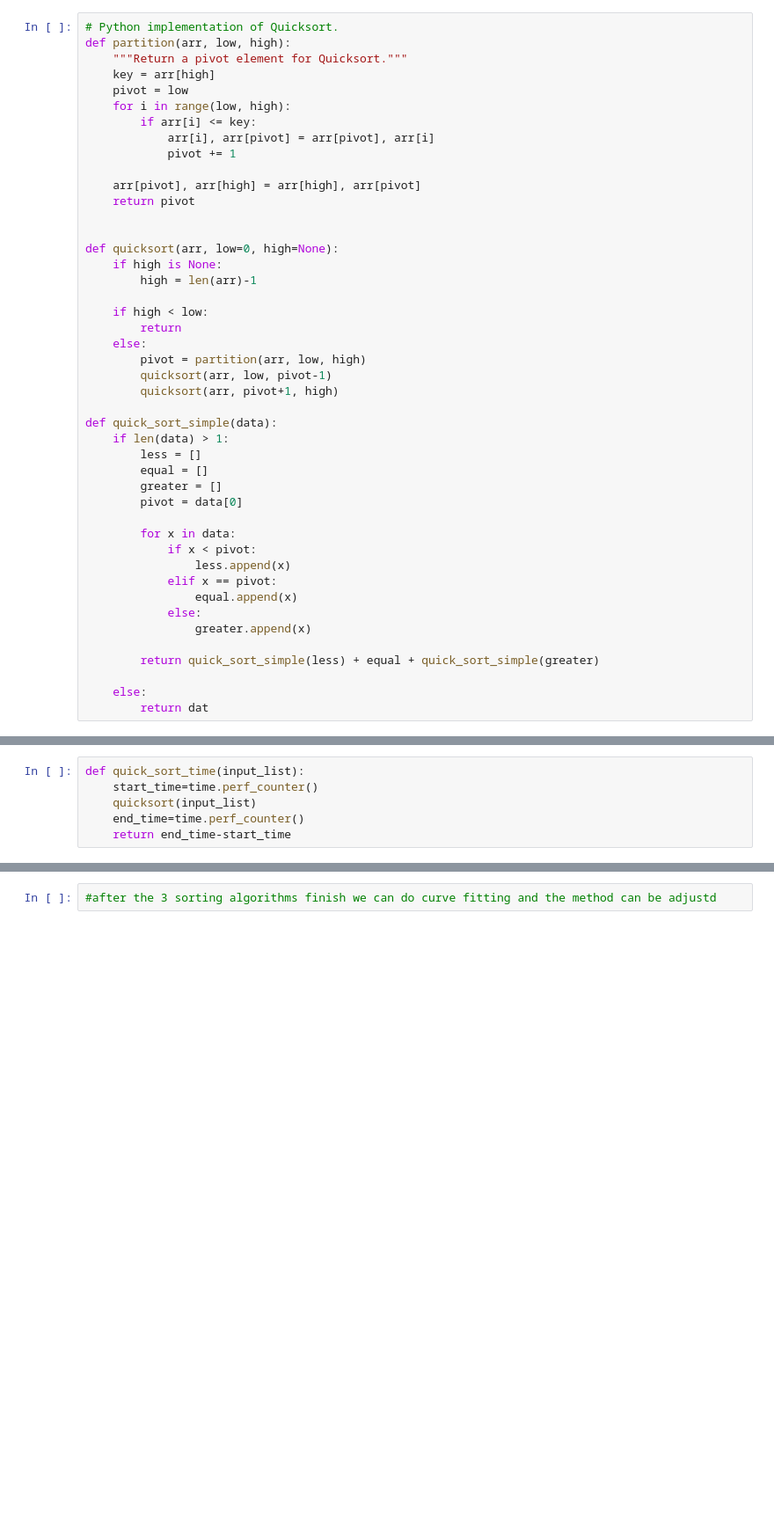
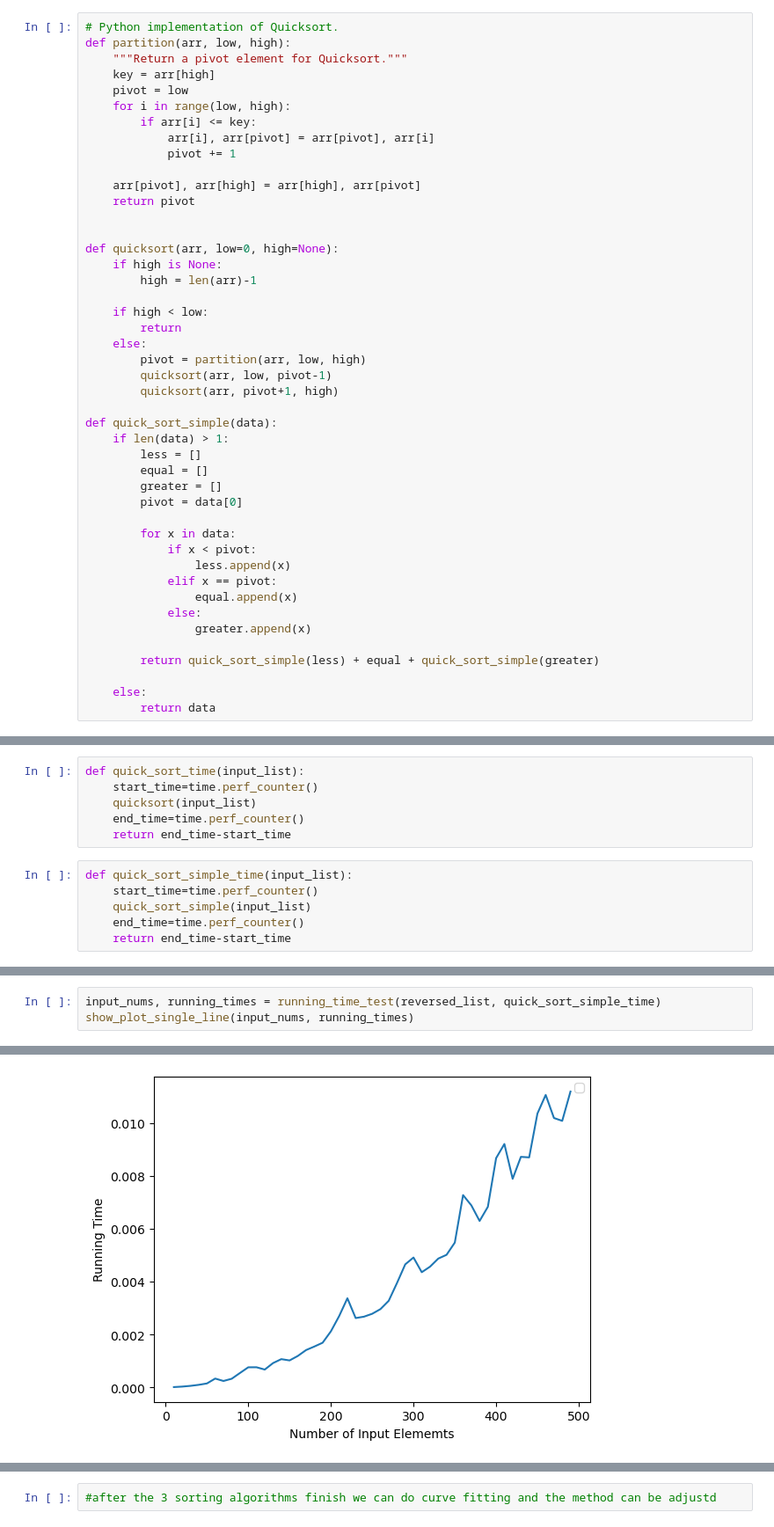
Before and after one commit to minhlynguyen/ucd-dsa-sorting-sp-mst, a Jupyter notebook: DS homework2_Alicia.ipynb, the cells around one changed output, grey strips where cells are left out. Shown at 88% size. Saved outputs shown, nothing was run; the diff lists cells and outputs as text; blank space fills up the shorter version.

```diff
--- a/DS homework2_Alicia.ipynb
+++ b/DS homework2_Alicia.ipynb
@@ -53,7 +53,7 @@ def quick_sort_simple(data):
         return quick_sort_simple(less) + equal + quick_sort_simple(greater)
 
     else:
-        return dat
+        return data
 # %% [markdown]
 ### 1.2 Apply Unittest
 # %%
@@ -111,3 +112,9 @@ def quick_sort_time(input_list):
     quicksort(input_list)
     end_time=time.perf_counter()
     return end_time-start_time
+# %%
+def quick_sort_simple_time(input_list):
+    start_time=time.perf_counter()
+    quick_sort_simple(input_list)
+    end_time=time.perf_counter()
+    return end_time-start_time
@@ -130,0 +162,4 @@ print(slice_running_time)
+# %%
+input_nums, running_times = running_time_test(reversed_list, quick_sort_simple_time)
+show_plot_single_line(input_nums, running_times)
+# %% [output]
@@ -130,0 +169 @@ print(slice_running_time)
+[figure, added]
```
Also changed, not shown: parts of 15 cells of this notebook.
